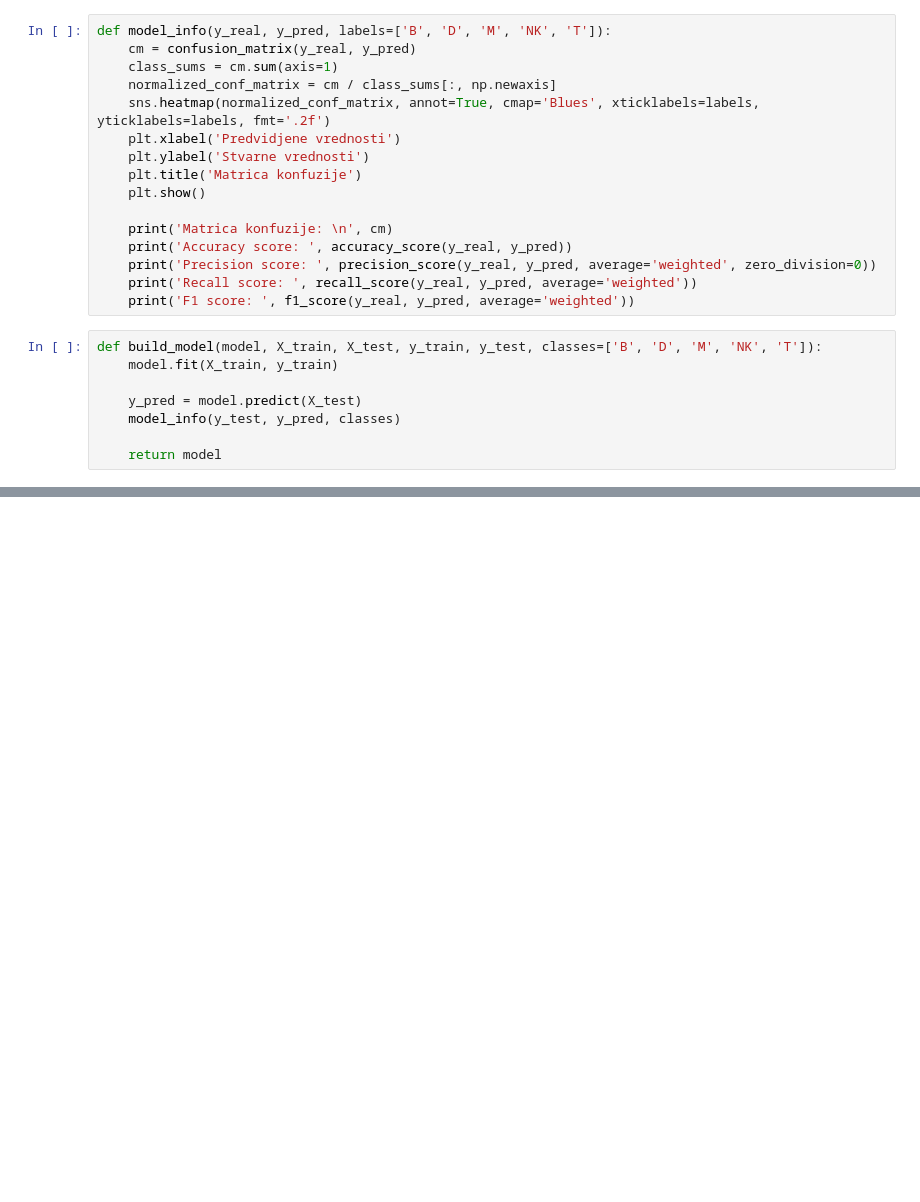
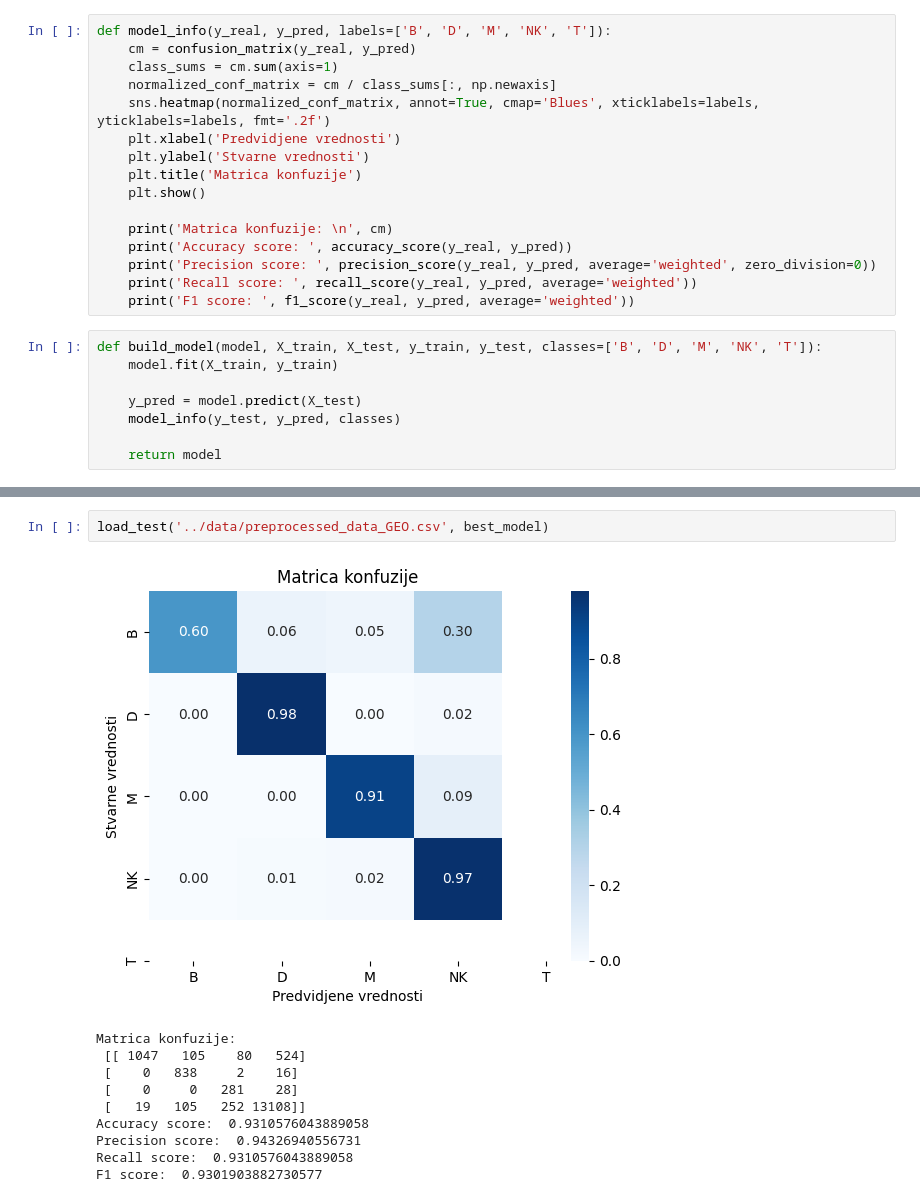
Before and after one commit to bogdans55/ip2-projekat, a Jupyter notebook: models/mlpclassifier.ipynb, the cells around one changed output, grey strips where cells are left out. Drawn from its saved outputs; the diff is of its cells as text; blank space fills up the shorter version.

```diff
--- a/models/mlpclassifier.ipynb
+++ b/models/mlpclassifier.ipynb
@@ -219,0 +151,13 @@ F1 score:  0.9857706241014488
+# %%
+load_test('../data/preprocessed_data_GEO.csv', best_model)
+# %% [output]
+[figure, added]
+Matrica konfuzije:
+ [[ 1047   105    80   524]
+ [    0   838     2    16]
+ [    0     0   281    28]
+ [   19   105   252 13108]]
+Accuracy score:  0.9310576043889058
+Precision score:  0.94326940556731
+Recall score:  0.9310576043889058
+F1 score:  0.9301903882730577
```
Also changed, not shown: parts of 18 cells of this notebook, 1 other file.
